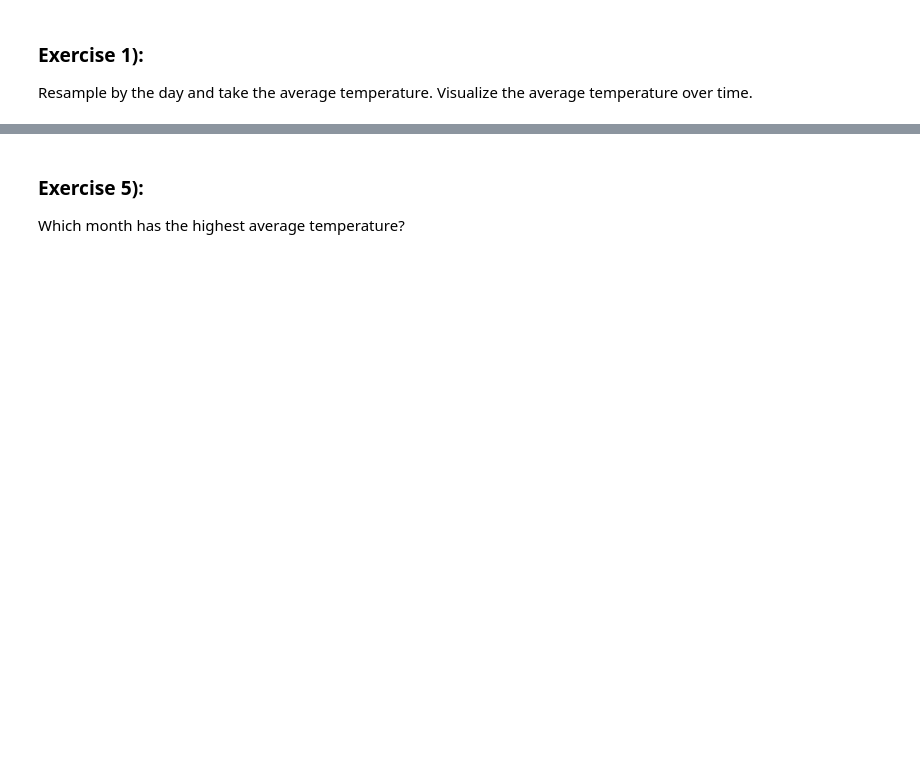
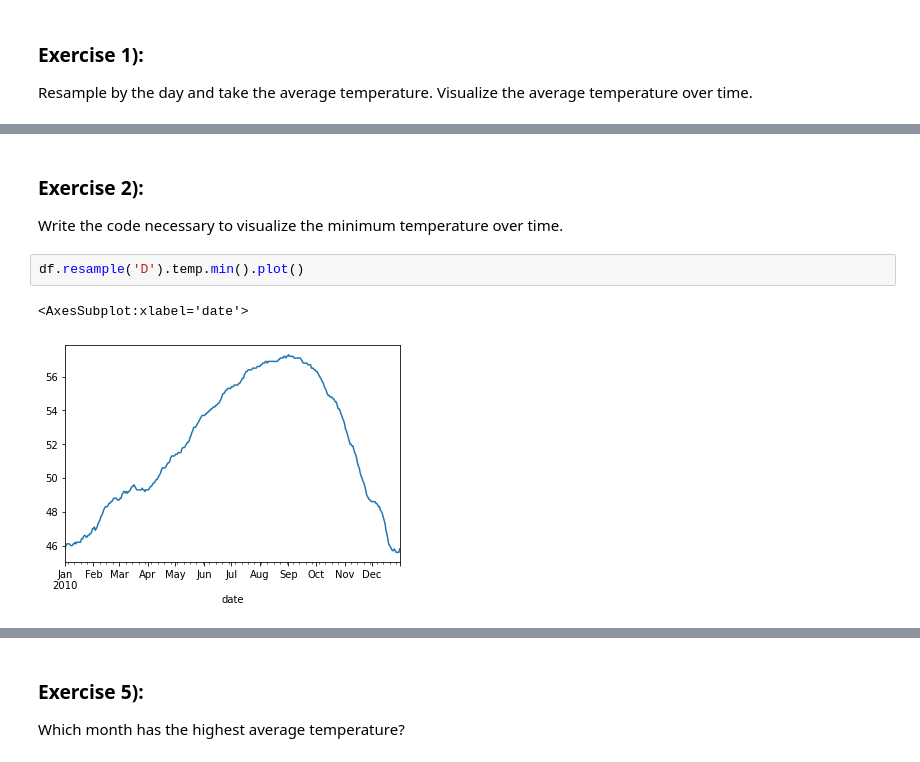
Before and after one commit to jeneyring/time-series-exercises, a Jupyter notebook: working_with_time_series_exercises.ipynb, the cells around one changed output, grey strips where cells are left out. Saved outputs shown, nothing was run; the diff lists cells and outputs as text; blank space fills up the shorter version.

```diff
--- a/working_with_time_series_exercises.ipynb
+++ b/working_with_time_series_exercises.ipynb
@@ -41,0 +26,8 @@ df = df.resample('D', on='date').mean()
+# %% [markdown]
+### Exercise 2):
+Write the code necessary to visualize the minimum temperature over time.
+# %%
+df.resample('D').temp.min().plot()
+# %% [output]
+<AxesSubplot:xlabel='date'>
+[figure, added]
```
Also changed, not shown: parts of 74 cells of this notebook.
